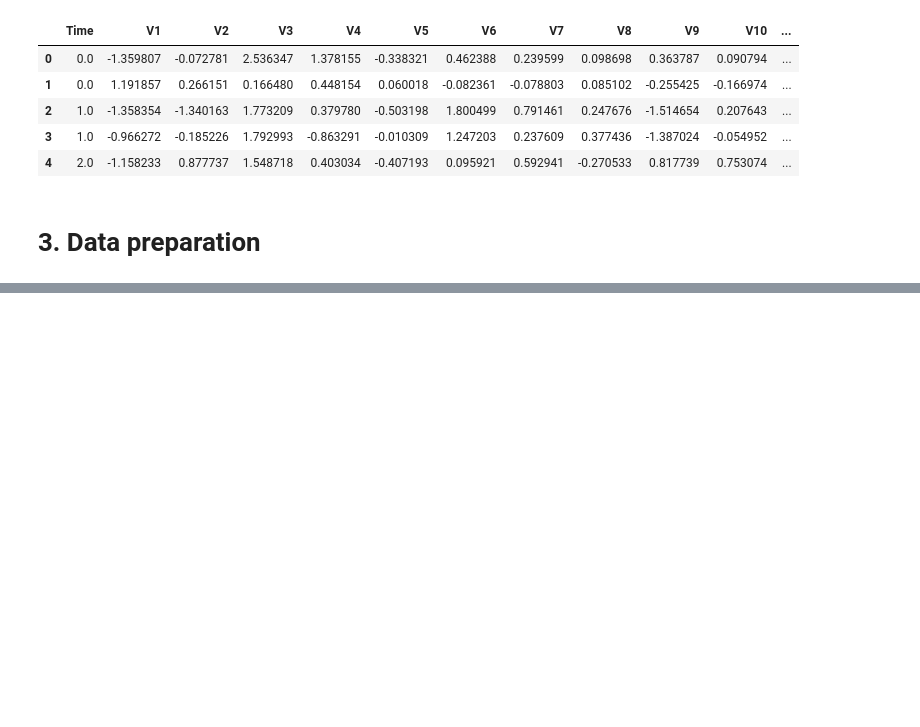
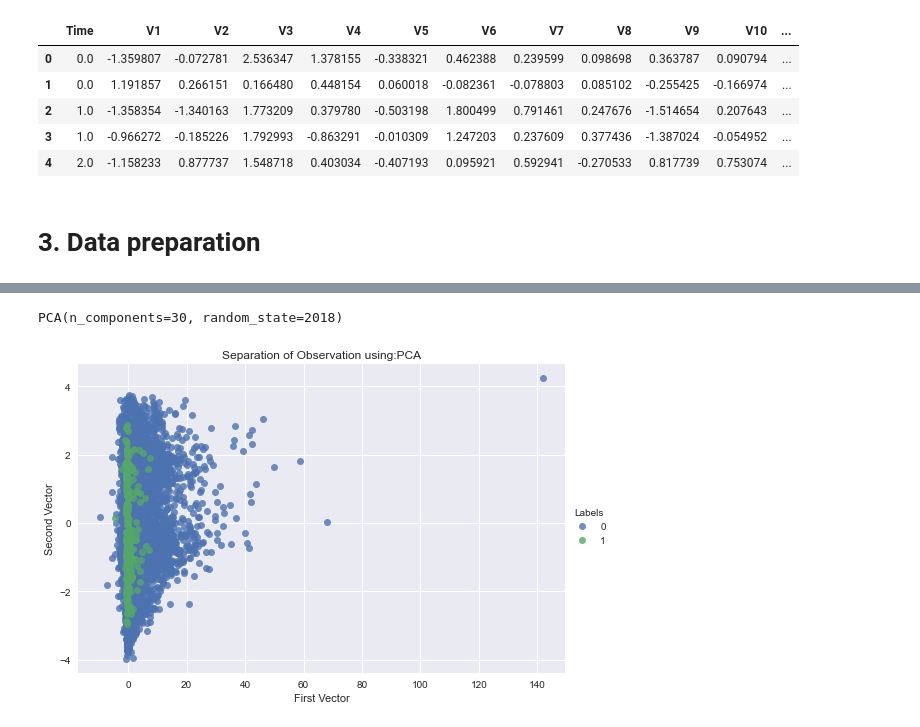
Before and after one commit to rakeshku93/machineLearningProjects, a Jupyter notebook: unsupervised_handson/Ch-4 Anomaly Detection/ch4_fraud_detection.ipynb, the cells around one changed output, grey strips where cells are left out. Drawn from its saved outputs; the diff is of its cells as text; code cells hidden in the pictures; blank space fills up the shorter version.

```diff
--- a/unsupervised_handson/Ch-4 Anomaly Detection/ch4_fraud_detection.ipynb
+++ b/unsupervised_handson/Ch-4 Anomaly Detection/ch4_fraud_detection.ipynb
@@ -20,7 +20,7 @@ import seaborn as sns
 color = sns.color_palette()
 
 import matplotlib.pyplot as plt
-plt.style.use("fivethirtyeight")
+plt.style.use('seaborn')
 
 # Data-Preparation
 from scipy import stats
@@ -55,5 +55,5 @@ The Dataset has 284807 rows and 31 columns
 # %% [markdown]
 # 3. Data preparation
 # %%
-credit_dataX = credit_data.copy().drop(["Class", "Time"], axis=1)
+credit_dataX = credit_data.copy().drop(["Class"], axis=1)
 credit_dataY = credit_data["Class"].copy()
@@ -60,9 +73,10 @@ credit_dataY = credit_data["Class"].copy()
 # %%
-featuresToScale = credit_dataX.columns
+featuresToScale = X_train.columns
 print(featuresToScale, len(featuresToScale))  # Class and Time removed
 
 ## Standardization
-std_scl = preprocessing.StandardScaler()
-credit_dataX.loc[:, featuresToScale] = std_scl.fit_transform(credit_dataX)
+std_scl = preprocessing.StandardScaler(copy=True)
+X_train.loc[:, featuresToScale] = std_scl.fit_transform(X_train)
+X_test.loc[:, featuresToScale] = std_scl.transform(X_test)
 print("Standardization completed...")
 # %% [output]
@@ -145,0 +182,33 @@ build a good fraud detection system**
+# %%
+from sklearn.decomposition import PCA
+
+# n_components: int, default=min(n_samples, features)
+# whiten : bool, default=False
+    #  When True:  the components_ vectors are multiplied by the square root of n_samples
+    #  and then divided by the singular values to ensure uncorrelated outputs with unit component-wise variances.
+
+    # Whitening will remove some information from the transformed signal (the relative variance scales of the components)
+    # but can sometime improve the predictive accuracy of the downstream estimators by making their data respect
+    # some hard-wired assumptions.
+
+n_components = X_train.shape[1]  # 30 features
+whitten = False
+random_state = 2018
+
+pca = PCA(n_components=n_components,
+          whiten=whitten,
+          random_state=random_state)
+
+pca
+# %% [output]
+PCA(n_components=30, random_state=2018)
+# %%
+X_train_pca = pca.fit_transform(X_train)
+X_train_pca_inverse = pca.inverse_transform(X_train_pca)
+
+X_train_pca = pd.DataFrame(X_train_pca, index=X_train.index)
+X_train_pca_inverse = pd.DataFrame(X_train_pca_inverse, index=X_train.index)
+
+scatter_plot(X_train_pca, y_train, "PCA")
+# %% [output]
+[figure, added]
```
Also changed, not shown: parts of 24 cells of this notebook.
